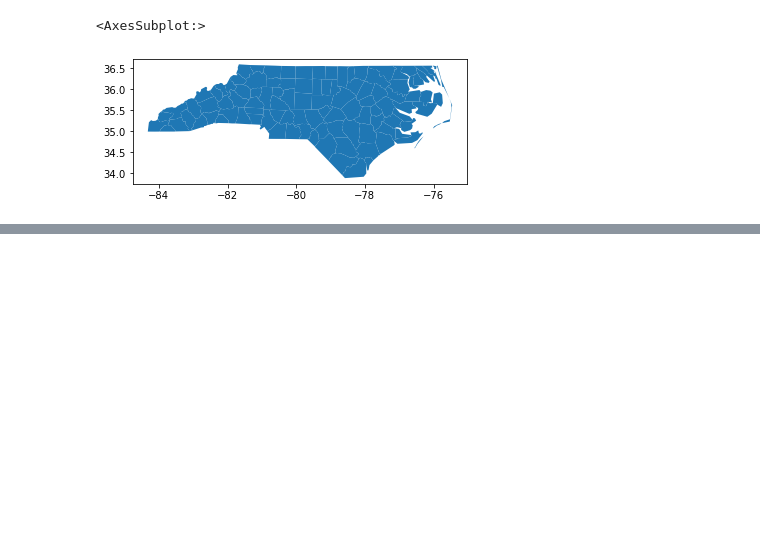
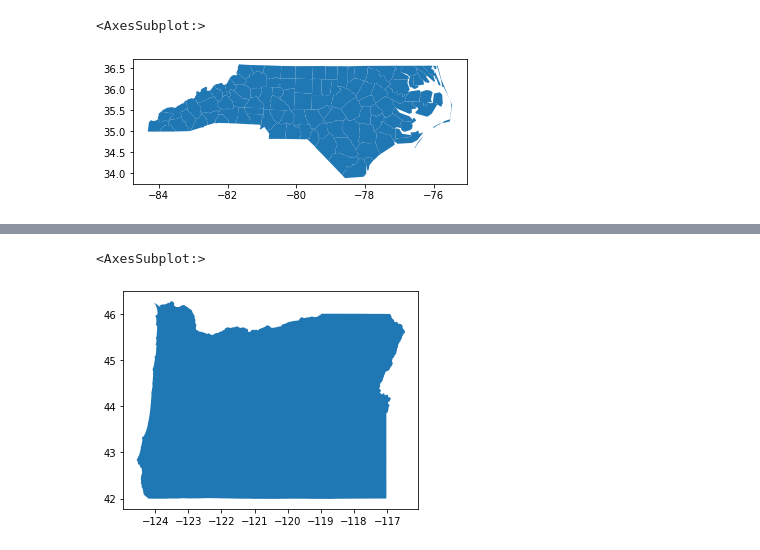
Before and after one commit to mhweber/AWRA2022GeoWorkshop, a Jupyter notebook: Workbooks/Python/Session2/Geoprocessing in Python - Importing.ipynb, the cells around one changed output, grey strips where cells are left out. Saved outputs shown, nothing was run; the diff lists cells and outputs as text; code cells hidden in the pictures; blank space fills up the shorter version.

Commit message:
wrapping up vector read in material

```diff
--- a/Workbooks/Python/Session2/Geoprocessing in Python - Importing.ipynb
+++ b/Workbooks/Python/Session2/Geoprocessing in Python - Importing.ipynb
@@ -102,0 +111,6 @@ states.plot()
+# %%
+OR = gdf = gpd.read_file('https://eric.clst.org/assets/wiki/uploads/Stuff/gz_2010_us_040_00_500k.json',rows=slice(45,46))
+OR.plot()
+# %% [output]
+<AxesSubplot:>
+[figure, added]
```
Also changed, not shown: parts of 24 cells of this notebook, 1 other file.
